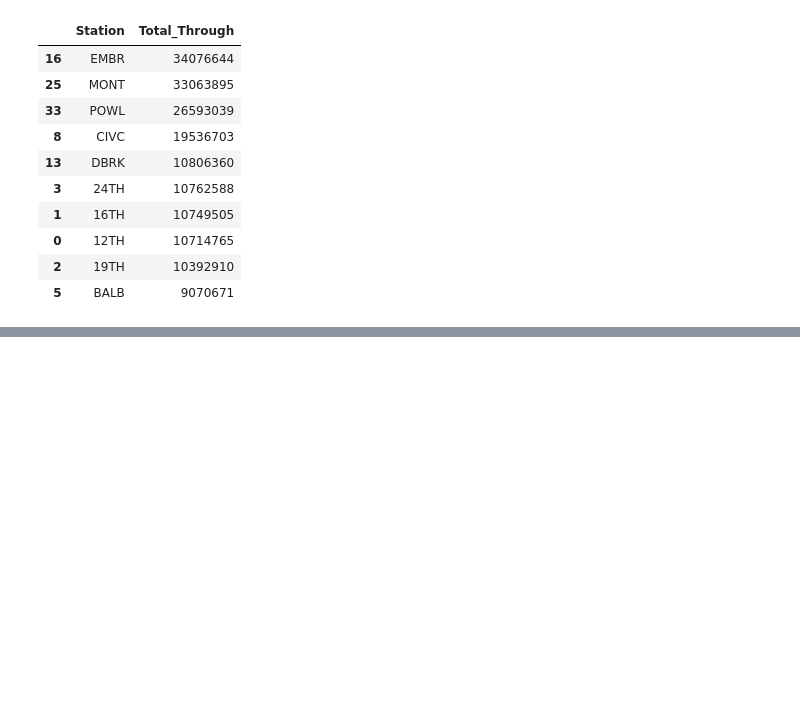
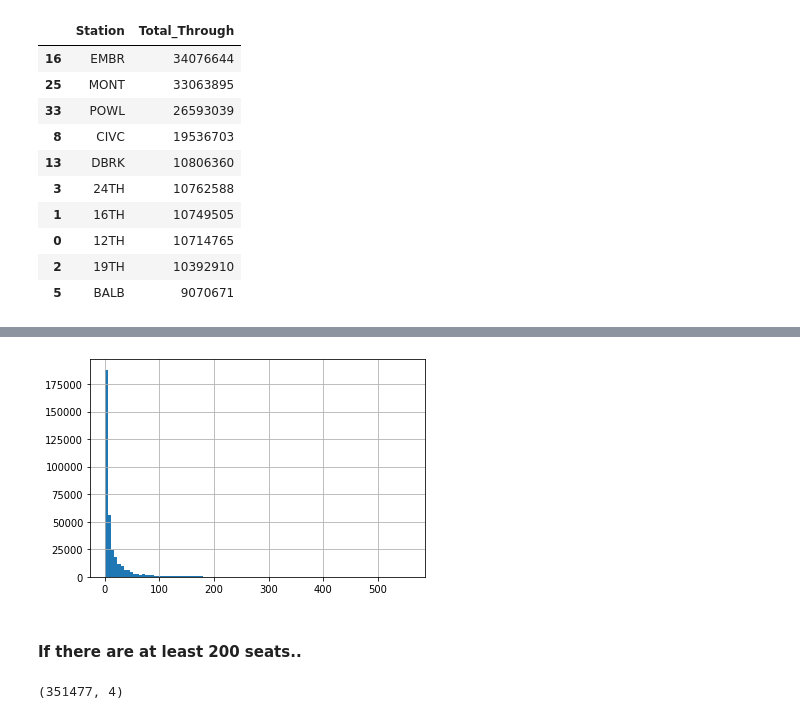
Before and after one commit to miamedra2/Bart_Kaggle-, a Jupyter notebook: BartKaggleProject.ipynb, the cells around one changed output, grey strips where cells are left out. Cells and saved outputs as stored; diff of their text form; code cells hidden in the pictures; blank space fills up the shorter version.

Commit message:
Commit: Made some plots showing the best time to travel from 	SF to Berkeley. 	modified:   BartKaggleProject.ipynb

```diff
--- a/BartKaggleProject.ipynb
+++ b/BartKaggleProject.ipynb
@@ -230,0 +277,8 @@ df_though_sums.sort_values('Total_Through', ascending=False).head(10)
+# %%
+df_berk = df_station_in_SF_Berk[df_station_in_SF_Berk['Berkeley'] == 1].drop('San_Francisco', axis=1)
+berkeley_stations = list(df_berk['Station'])
+# %%
+df_sanfran = df_station_in_SF_Berk[df_station_in_SF_Berk['San_Francisco'] == 1].drop('Berkeley', axis=1)
+sanfran_stations = list(df_sanfran['Station'])
+# %%
+df_time = df.iloc[:,0:4]
@@ -230,0 +294,3 @@ df_though_sums.sort_values('Total_Through', ascending=False).head(10)
+# %%
+df_best_throughput = df_time[(df_time['Destination'].isin(berkeley_stations)) & (df_time['Origin'].isin(sanfran_stations))].sort_values('Throughput', ascending=True)
+df_best_throughput.head()
@@ -230,0 +304,13 @@ df_though_sums.sort_values('Total_Through', ascending=False).head(10)
+# %%
+df_best_throughput['Throughput'].hist(bins = 100)
+plt.show()
+# %% [output]
+[figure, added]
+# %% [markdown]
+#### If there are at least 200 seats..
+# %%
+#df_best_throughput = df_best_throughput[df_best_throughput['Throughput'] < 200]
+df_best_throughput['Throughput'] = np.log(df_best_throughput['Throughput'])
+df_best_throughput.shape
+# %% [output]
+(351477, 4)
```
Also changed, not shown: parts of 26 cells of this notebook.
